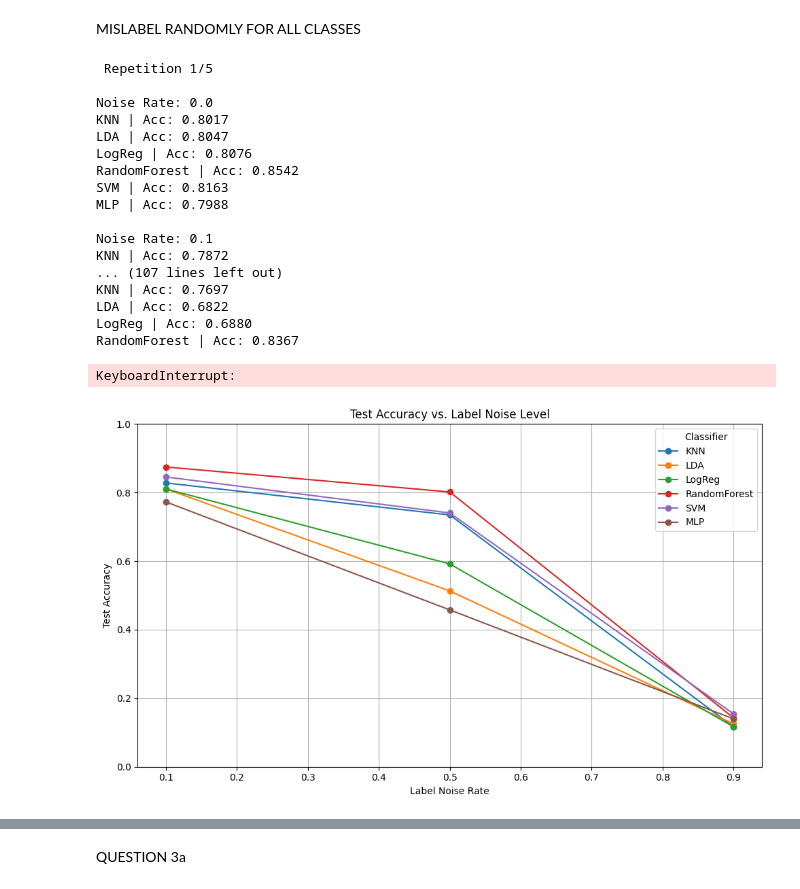
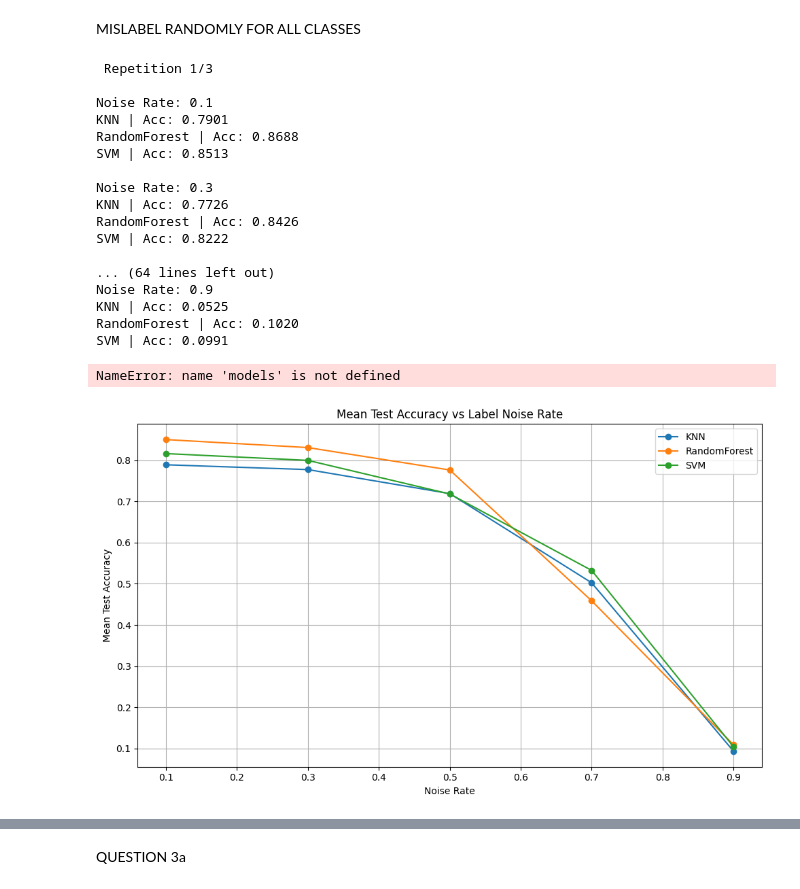
Before and after one commit to MaansGustafsson/Big_Data_EXAM2025, a Jupyter notebook: Exam_2025.ipynb, the cells around one changed output, grey strips where cells are left out. Drawn from its saved outputs; the diff is of its cells as text; code cells hidden in the pictures.

```diff
--- a/Exam_2025.ipynb
+++ b/Exam_2025.ipynb
@@ -870,31 +886,28 @@ from sklearn.pipeline import Pipeline
 from sklearn.preprocessing import StandardScaler
 import numpy as np
 
-# Repetition count for stability testing
 repeats = 3
 
-# Extended noise levels
 noise_rate_vals = [0.1, 0.3, 0.5, 0.7, 0.9]
 
-# Initialize result containers
-test_accuracies = {name: [] for name in models.keys()}
-best_params_across_runs = {name: [] for name in models.keys()}
-conf_matrix_sums = {name: np.zeros((len(np.unique(y)), len(np.unique(y))), dtype=int) for name in models.keys()}
-run_metrics = {name: [] for name in models.keys()}
+test_accuracies = {name: [] for name in models_noise.keys()}
+best_params_across_runs = {name: [] for name in models_noise.keys()}
+conf_matrix_sums = {name: np.zeros((len(np.unique(y)), len(np.unique(y))), dtype=int) for name in models_noise.keys()}
+run_metrics = {name: [] for name in models_noise.keys()}
 
 for rep in range(repeats):
     print(f"\n Repetition {rep+1}/{repeats} ")
 
-    all_indices = np.arange(len(X_scaled))
-    X_train, X_test, y_train, y_test, idx_train, idx_test = train_test_split(X_scaled, y, all_indices, test_size=0.2, stratify=y)
+    all_indices = np.arange(len(X))
+    X_train, X_test, y_train, y_test, idx_train, idx_test = train_test_split(X, y, all_indices, test_size=0.2, stratify=y)
 
     #loop through all noise levels
     for noise_rate in noise_rate_vals:
         print(f"\nNoise Rate: {noise_rate:.1f}")
 
-        y_train_mislab, _ = inject_label_noise(y_train, noise_rate=noise_rate)
+        y_train_mislab, _ = label_noise(y_train, noise_rate=noise_rate)
 
-        for name, (clf, param_grid) in models.items():
+        for name, (clf, param_grid) in models_noise.items():
             pipe = Pipeline([
                 ('scaler', StandardScaler()),
                 ('clf', clf)
@@ -926,38 +939,50 @@ for rep in range(repeats):
 
             print(f"{name} | Acc: {acc:.4f} ")
 # %% [output]
- Repetition 1/5
-
-Noise Rate: 0.0
-KNN | Acc: 0.8017
-LDA | Acc: 0.8047
-LogReg | Acc: 0.8076
-RandomForest | Acc: 0.8542
-SVM | Acc: 0.8163
-MLP | Acc: 0.7988
+ Repetition 1/3
 
 Noise Rate: 0.1
-KNN | Acc: 0.7872
-... (107 lines left out)
-KNN | Acc: 0.7697
-LDA | Acc: 0.6822
-LogReg | Acc: 0.6880
-RandomForest | Acc: 0.8367
+KNN | Acc: 0.7901
+RandomForest | Acc: 0.8688
+SVM | Acc: 0.8513
+
+Noise Rate: 0.3
+KNN | Acc: 0.7726
+RandomForest | Acc: 0.8426
+SVM | Acc: 0.8222
+
+... (64 lines left out)
+Noise Rate: 0.9
+KNN | Acc: 0.0525
+RandomForest | Acc: 0.1020
+SVM | Acc: 0.0991
-KeyboardInterrupt:
+NameError: name 'models' is not defined
+# %%
+plot_data = {name: {} for name in models_noise.keys()}
+
+for name in models_noise.keys():
+    df = pd.DataFrame(run_metrics[name])
+    grouped = df.groupby('noise_rate')['test_acc'].mean()
+
+    for noise, acc in grouped.items():
+        plot_data[name][noise] = acc
 # %%
+import matplotlib.pyplot as plt
+import pandas as pd
+
 plt.figure(figsize=(10, 6))
 
-# Plot each classifier
-for name, accuracies in test_accuracies.items():
-    plt.plot(noise_rate_vals, accuracies, marker='o', label=name)
+for name in models_noise.keys():
+    noise_levels = sorted(plot_data[name].keys())
+    mean_accuracies = [plot_data[name][n] for n in noise_levels]
+    plt.plot(noise_levels, mean_accuracies, marker='o', label=name)
 
-plt.title("Test Accuracy vs. Label Noise Level")
 plt.xlabel("Noise Rate")
-plt.ylabel("Test Accuracy")
-plt.ylim(0, 1.0)
+plt.ylabel("Mean Test Accuracy")
+plt.title("Mean Test Accuracy vs Label Noise Rate")
 plt.grid(True)
-plt.legend(title="Classifier")
+plt.legend()
 plt.tight_layout()
 plt.show()
 # %% [output]
-[figure, old version]
+[figure, new version]
```
Also changed, not shown: parts of 37 cells of this notebook.
